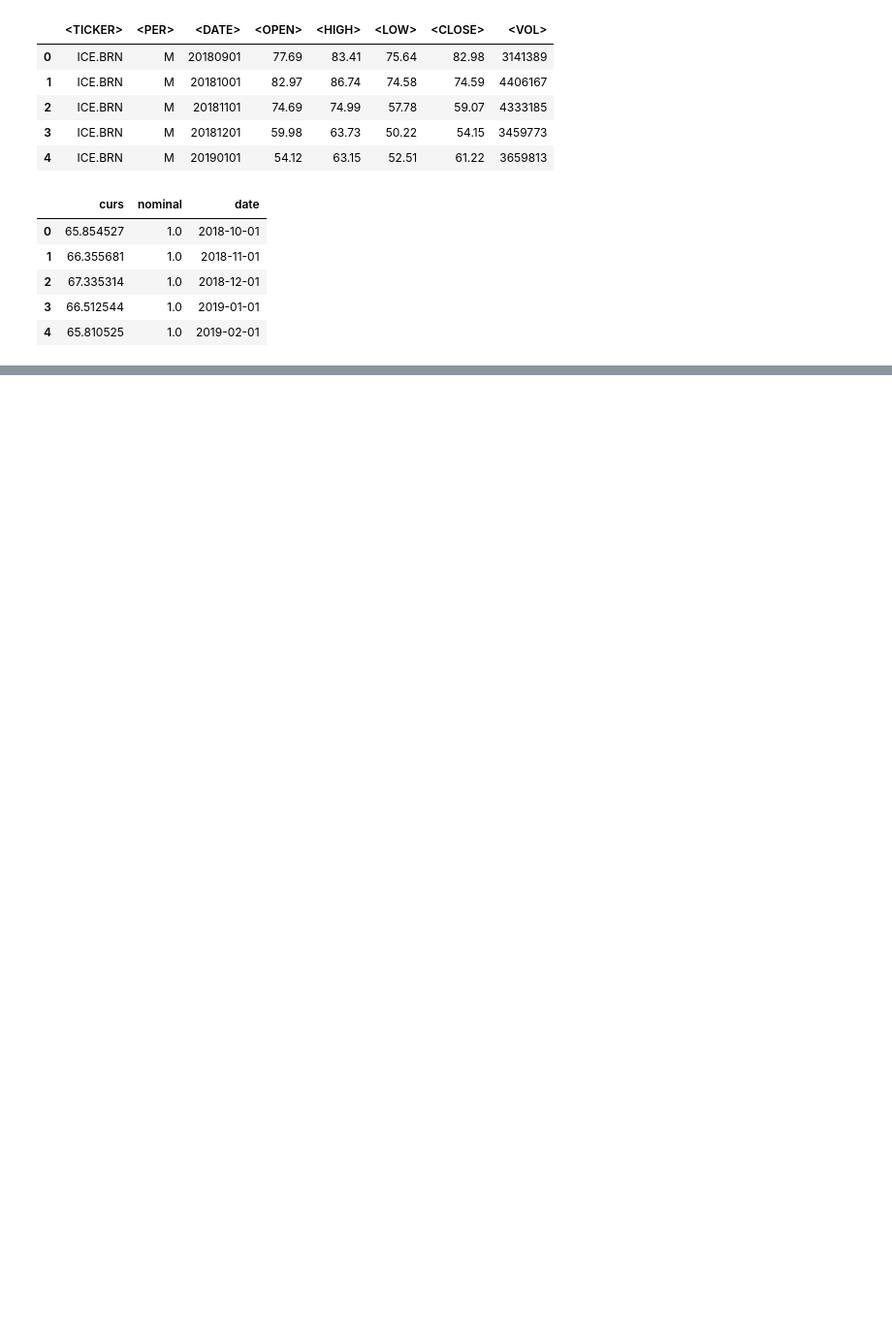
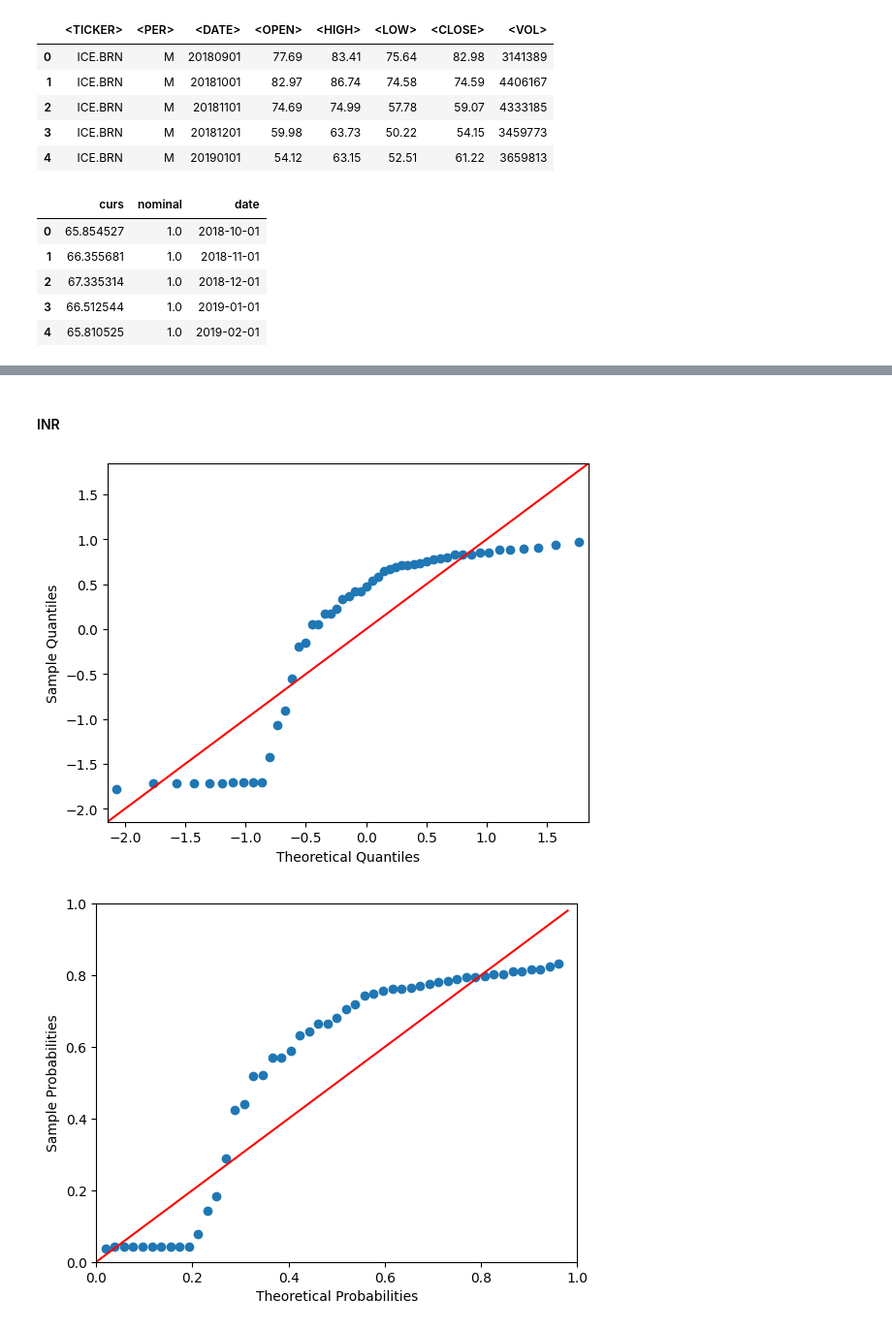
Before and after one commit to ForwardMoth/stdb_lab, a Jupyter notebook: lab3/lab3.ipynb, the cells around one changed output, grey strips where cells are left out. Shown at 97% size. Cells and saved outputs as stored; diff of their text form; code cells hidden in the pictures; blank space fills up the shorter version.

```diff
--- a/lab3/lab3.ipynb
+++ b/lab3/lab3.ipynb
@@ -23,0 +100,11 @@ dollar_df.head()
+# %% [markdown]
+#### INR
+# %%
+probplot = sm.ProbPlot(df['INR'])
+probplot.qqplot(line = '45')
+probplot.ppplot(line = '45')
+
+plt.show()
+# %% [output]
+[figure, added]
+[figure, added]
```
Also changed, not shown: parts of 38 cells of this notebook, 2 other files.
